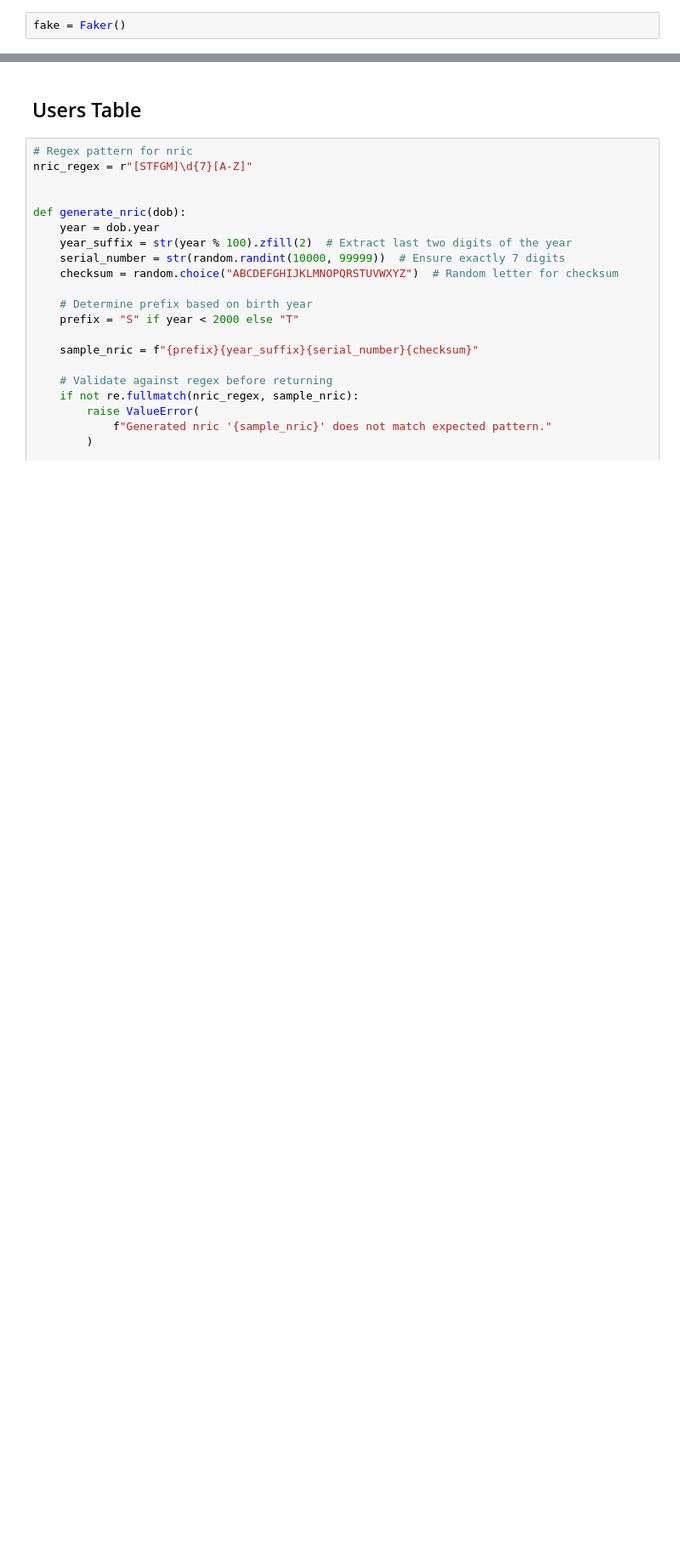
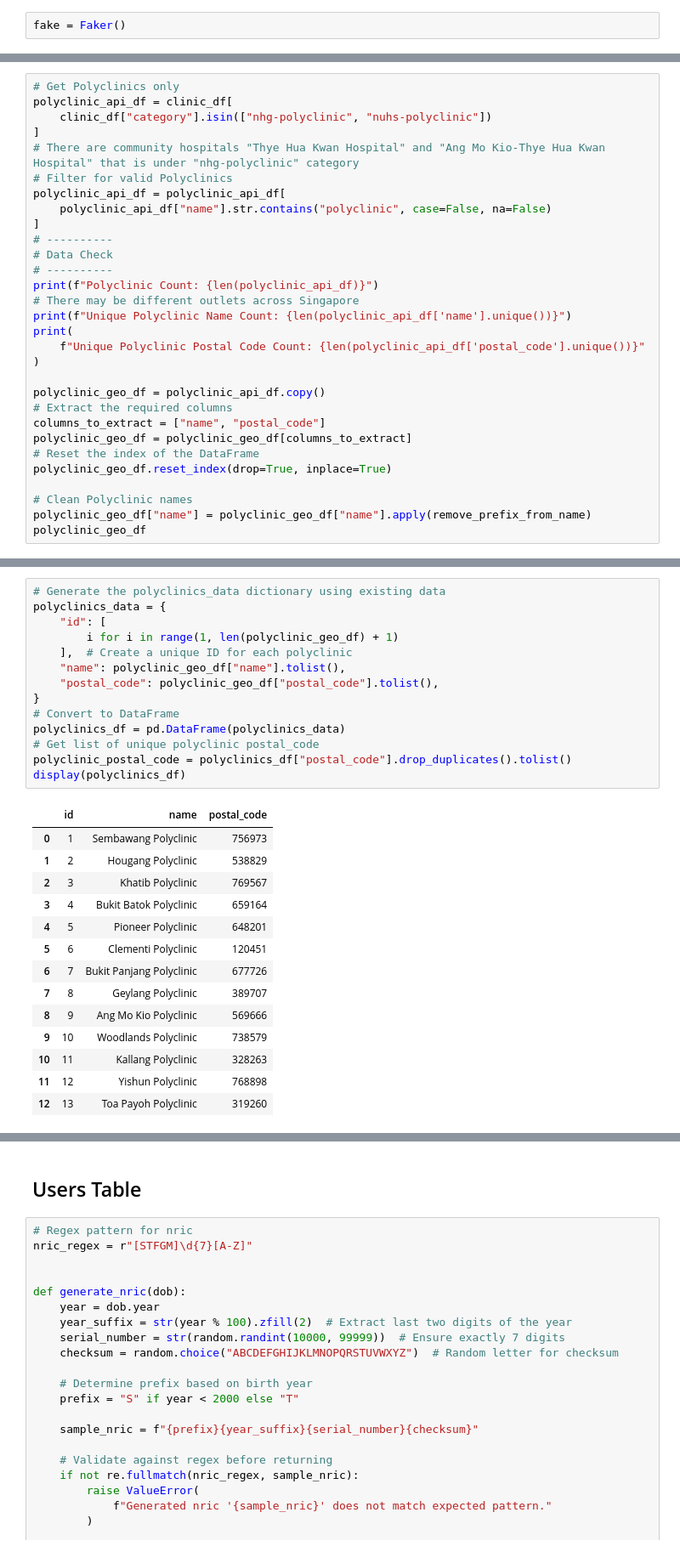
Before and after one commit to 0Upjh80d/agents, a Jupyter notebook: notebooks/genarate_database.ipynb, the cells around one changed output, grey strips where cells are left out. Shown at 85% size. Drawn from its saved outputs; the diff is of its cells as text; blank space fills up the shorter version.

```diff
--- a/notebooks/genarate_database.ipynb
+++ b/notebooks/genarate_database.ipynb
@@ -17,0 +123,30 @@ The `id` column will be in string. This is to mimic the real life scenario, wher
+# %%
+# Get Polyclinics only
+polyclinic_api_df = clinic_df[
+    clinic_df["category"].isin(["nhg-polyclinic", "nuhs-polyclinic"])
+]
+# There are community hospitals "Thye Hua Kwan Hospital" and "Ang Mo Kio-Thye Hua Kwan Hospital" that is under "nhg-polyclinic" category
+# Filter for valid Polyclinics
+polyclinic_api_df = polyclinic_api_df[
+    polyclinic_api_df["name"].str.contains("polyclinic", case=False, na=False)
+]
+# ----------
+# Data Check
+# ----------
+print(f"Polyclinic Count: {len(polyclinic_api_df)}")
+# There may be different outlets across Singapore
+print(f"Unique Polyclinic Name Count: {len(polyclinic_api_df['name'].unique())}")
+print(
+    f"Unique Polyclinic Postal Code Count: {len(polyclinic_api_df['postal_code'].unique())}"
+)
+
+polyclinic_geo_df = polyclinic_api_df.copy()
+# Extract the required columns
+columns_to_extract = ["name", "postal_code"]
+polyclinic_geo_df = polyclinic_geo_df[columns_to_extract]
+# Reset the index of the DataFrame
+polyclinic_geo_df.reset_index(drop=True, inplace=True)
+
+# Clean Polyclinic names
+polyclinic_geo_df["name"] = polyclinic_geo_df["name"].apply(remove_prefix_from_name)
+polyclinic_geo_df
@@ -17,0 +171,29 @@ The `id` column will be in string. This is to mimic the real life scenario, wher
+# %%
+# Generate the polyclinics_data dictionary using existing data
+polyclinics_data = {
+    "id": [
+        i for i in range(1, len(polyclinic_geo_df) + 1)
+    ],  # Create a unique ID for each polyclinic
+    "name": polyclinic_geo_df["name"].tolist(),
+    "postal_code": polyclinic_geo_df["postal_code"].tolist(),
+}
+# Convert to DataFrame
+polyclinics_df = pd.DataFrame(polyclinics_data)
+# Get list of unique polyclinic postal_code
+polyclinic_postal_code = polyclinics_df["postal_code"].drop_duplicates().tolist()
+display(polyclinics_df)
+# %% [output]
+|  | id | name | postal_code |
+| 0 | 1 | Sembawang Polyclinic | 756973 |
+| 1 | 2 | Hougang Polyclinic | 538829 |
+| 2 | 3 | Khatib Polyclinic | 769567 |
+| 3 | 4 | Bukit Batok Polyclinic | 659164 |
+| 4 | 5 | Pioneer Polyclinic | 648201 |
+| 5 | 6 | Clementi Polyclinic | 120451 |
+| 6 | 7 | Bukit Panjang Polyclinic | 677726 |
+| 7 | 8 | Geylang Polyclinic | 389707 |
+| 8 | 9 | Ang Mo Kio Polyclinic | 569666 |
+| 9 | 10 | Woodlands Polyclinic | 738579 |
+| 10 | 11 | Kallang Polyclinic | 328263 |
+| 11 | 12 | Yishun Polyclinic | 768898 |
+| 12 | 13 | Toa Payoh Polyclinic | 319260 |
```
Also changed, not shown: parts of 40 cells of this notebook.
